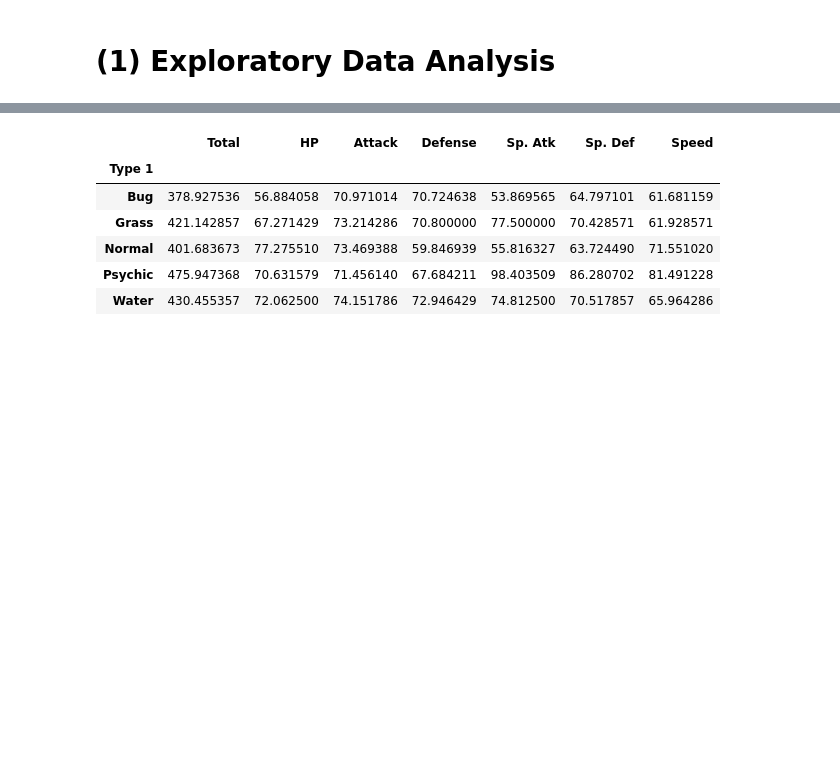
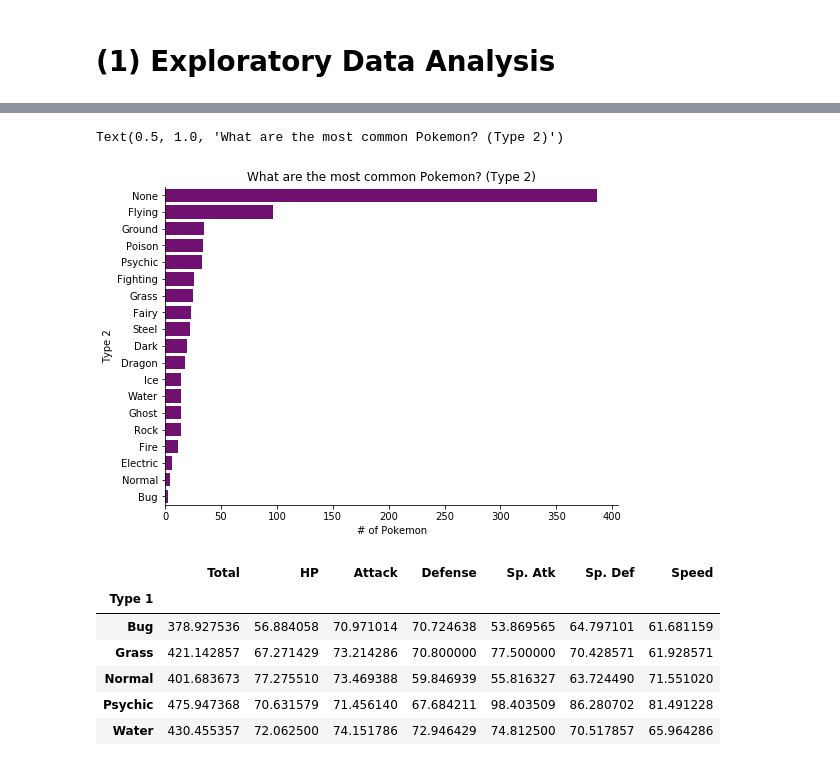
Before and after one commit to tiffypi/subtlepythontraits_stats131, a Jupyter notebook: FinalProject_Pokemon.ipynb, the cells around one changed output, grey strips where cells are left out. Saved outputs shown, nothing was run; the diff lists cells and outputs as text; code cells hidden in the pictures; blank space fills up the shorter version.

```diff
--- a/FinalProject_Pokemon.ipynb
+++ b/FinalProject_Pokemon.ipynb
@@ -95,3 +104,10 @@ Name: Legendary, dtype: int64
+# %%
+sns.factorplot(y='Type 2', data=pokemon, kind='count', order=pokemon['Type 2'].value_counts().index, aspect=1.5,
+               color='purple').set_axis_labels('# of Pokemon', 'Type 2')
+plt.title('What are the most common Pokemon? (Type 2)')
+# %% [output]
+Text(0.5, 1.0, 'What are the most common Pokemon? (Type 2)')
+[figure, added]
 # %%
 # Look at the TOP 5 most popular types and the mean basic stats: Water, Normal, Grass, Bug, Psychic? (or pick a different common 5)
 pokemon.loc[ (pokemon['Type 1'] == 'Water') | (pokemon['Type 1'] == 'Normal') | (pokemon['Type 1'] == 'Grass') |
```
Also changed, not shown: parts of 9 cells of this notebook.
